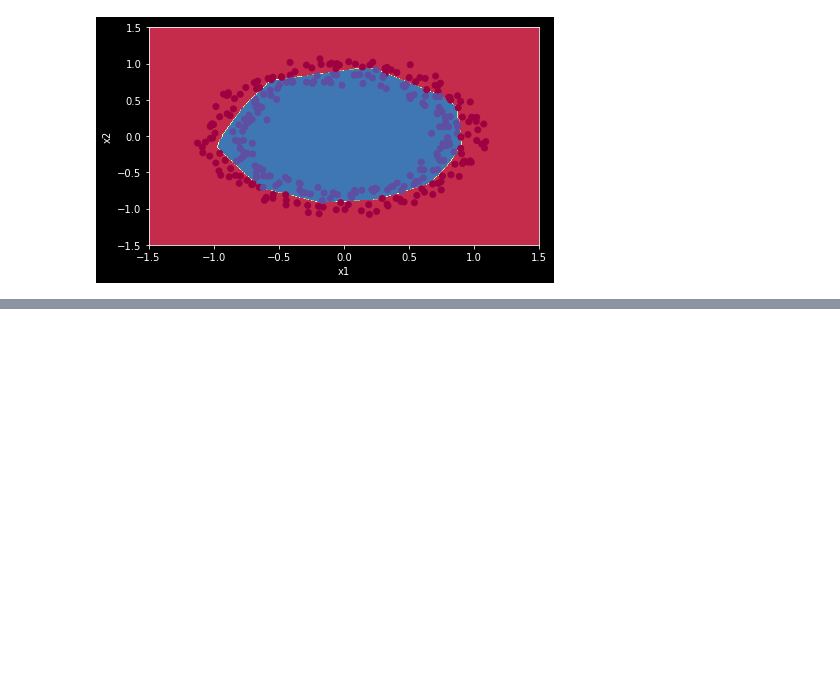
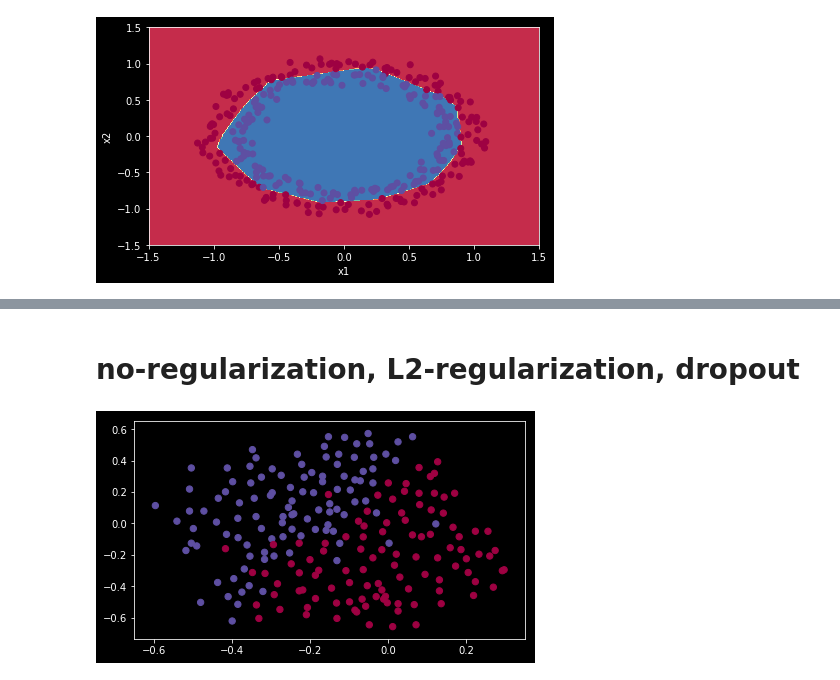
Before and after one commit to wjphallo/deeplearning-study, a Jupyter notebook: 2-1/2-1.ipynb, the cells around one changed output, grey strips where cells are left out. Drawn from its saved outputs; the diff is of its cells as text; code cells hidden in the pictures; blank space fills up the shorter version.

```diff
--- a/2-1/2-1.ipynb
+++ b/2-1/2-1.ipynb
@@ -163,0 +166,6 @@ init_utils.plot_decision_boundary(lambda X: init_utils.predict_dec(params, X.T),
+# %% [markdown]
+# no-regularization, L2-regularization, dropout
+# %%
+X_re_train, Y_re_train, X_re_test, Y_re_test = reg_utils.load_2D_dataset(is_plot=True)
+# %% [output]
+[figure, added]
```
Also changed, not shown: parts of 17 cells of this notebook, 5 other files.
